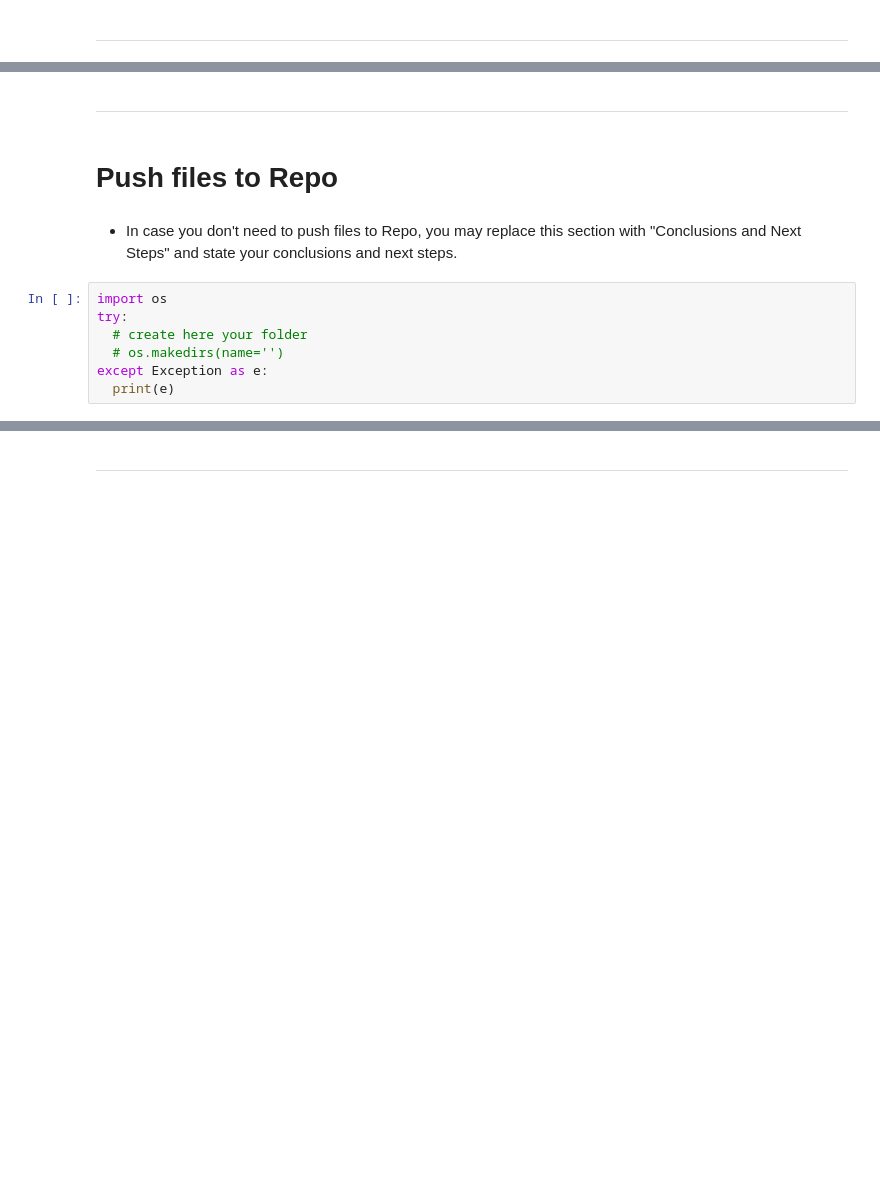
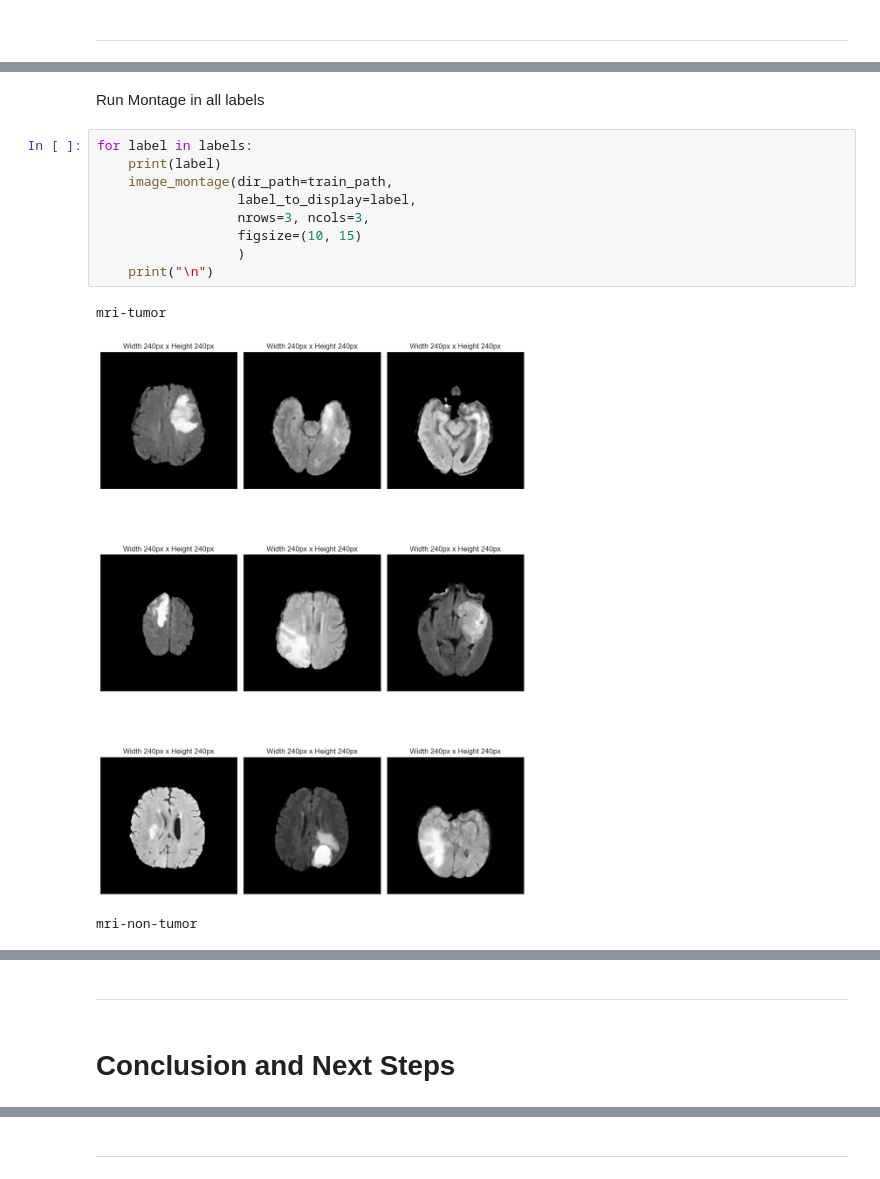
Before and after one commit to tomdu3/brain-tumor-detect, a Jupyter notebook: jupyter_notebooks/02_data_visualization.ipynb, the cells around one changed output, grey strips where cells are left out. Drawn from its saved outputs; the diff is of its cells as text; blank space fills up the shorter version.

```diff
--- a/jupyter_notebooks/02_data_visualization.ipynb
+++ b/jupyter_notebooks/02_data_visualization.ipynb
@@ -237,0 +341,15 @@ NOTE
+# %% [markdown]
+Run Montage in all labels
+# %%
+for label in labels:
+    print(label)
+    image_montage(dir_path=train_path,
+                  label_to_display=label,
+                  nrows=3, ncols=3,
+                  figsize=(10, 15)
+                  )
+    print("\n")
+# %% [output]
+mri-tumor
+[figure, added]
+mri-non-tumor
@@ -238,13 +357,4 @@ NOTE
 # %% [markdown]
 ---
-# %% [markdown]
-# Push files to Repo
-# %% [markdown]
-* In case you don't need to push files to Repo, you may replace this section with "Conclusions and Next Steps" and state your conclusions and next steps.
-# %%
-import os
-try:
-  # create here your folder
-  # os.makedirs(name='')
-except Exception as e:
-  print(e)
+# %% [markdown]
+# Conclusion and Next Steps
```
Also changed, not shown: parts of 14 cells of this notebook, 2 other files.
